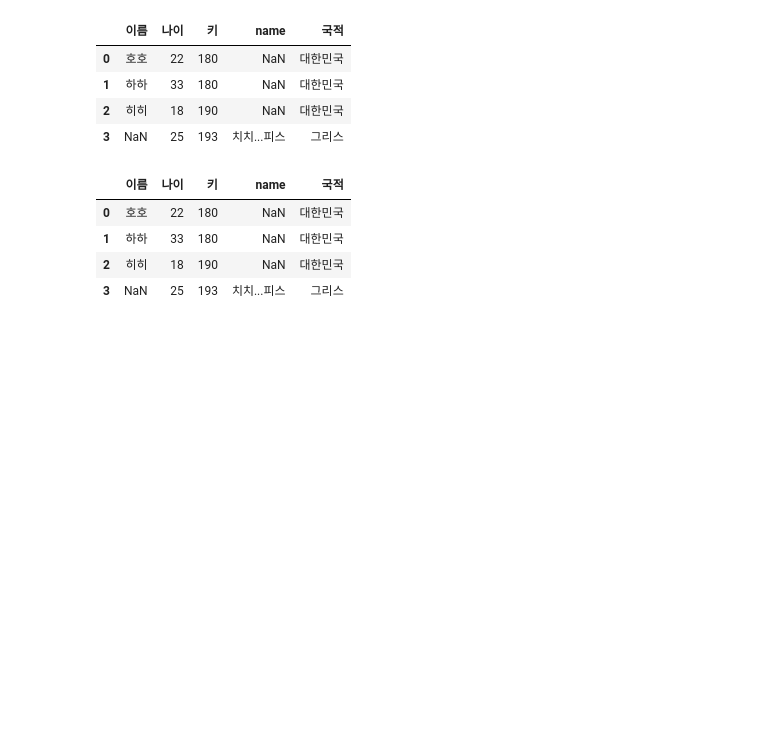
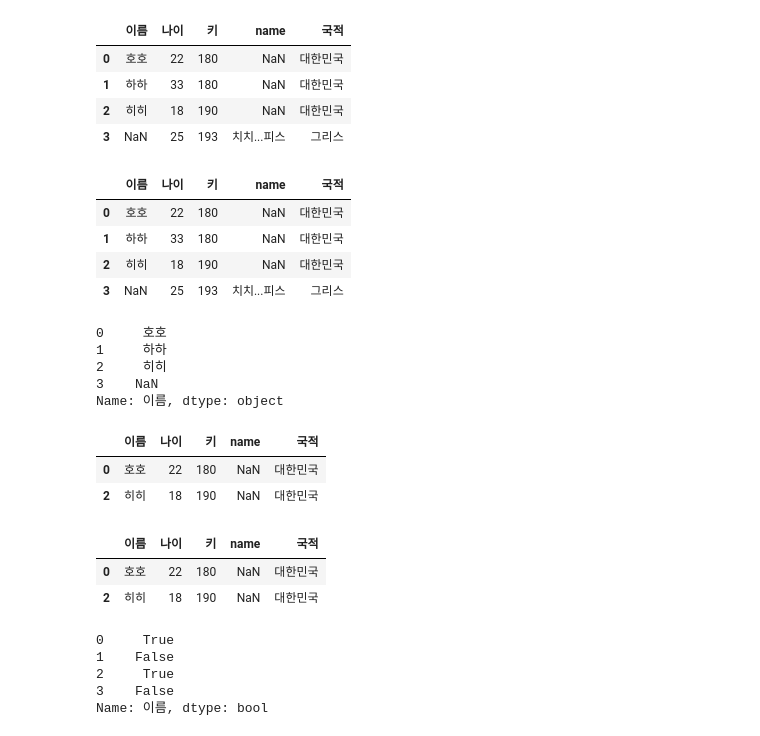
Before and after one commit to nureeee/numpy-pandas, a Jupyter notebook: 210613_판다스2.ipynb, the cells around one changed output. Cells and saved outputs as stored; diff of their text form; code cells hidden in the pictures; blank space fills up the shorter version.

```diff
--- a/210613_판다스2.ipynb
+++ b/210613_판다스2.ipynb
@@ -225,3 +225,38 @@ df1
 | 1 | 하하 | 33 | 180 | NaN | 대한민국 |
 | 2 | 히히 | 18 | 190 | NaN | 대한민국 |
 | 3 | NaN | 25 | 193 | 치치...피스 | 그리스 |
+# %%
+# 키가 180보다 큰 친구들의 이름만 뽑아옴
+df1[df1['키'] >= 180 ]['이름']
+# %% [output]
+0     호호
+1     하하
+2     히히
+3    NaN
+Name: 이름, dtype: object
+# %%
+# 나이가 25보다 작은 해을 뽑아옴
+df1[df1['나이'] < 25]
+# %% [output]
+|  | 이름 | 나이 | 키 | name | 국적 |
+| 0 | 호호 | 22 | 180 | NaN | 대한민국 |
+| 2 | 히히 | 18 | 190 | NaN | 대한민국 |
+# %%
+#loc로 해봄
+df1.loc[df1['나이'] < 25]
+# %% [output]
+|  | 이름 | 나이 | 키 | name | 국적 |
+| 0 | 호호 | 22 | 180 | NaN | 대한민국 |
+| 2 | 히히 | 18 | 190 | NaN | 대한민국 |
+# %%
+# 조건 리스트
+my = ['히히','호호']
+
+# 조건에 이 or로 들어있으면 True 아니면 False
+df1['이름'].isin(my)
+# %% [output]
+0     True
+1    False
+2     True
+3    False
+Name: 이름, dtype: bool
```
Also changed, not shown: parts of 8 cells of this notebook.
